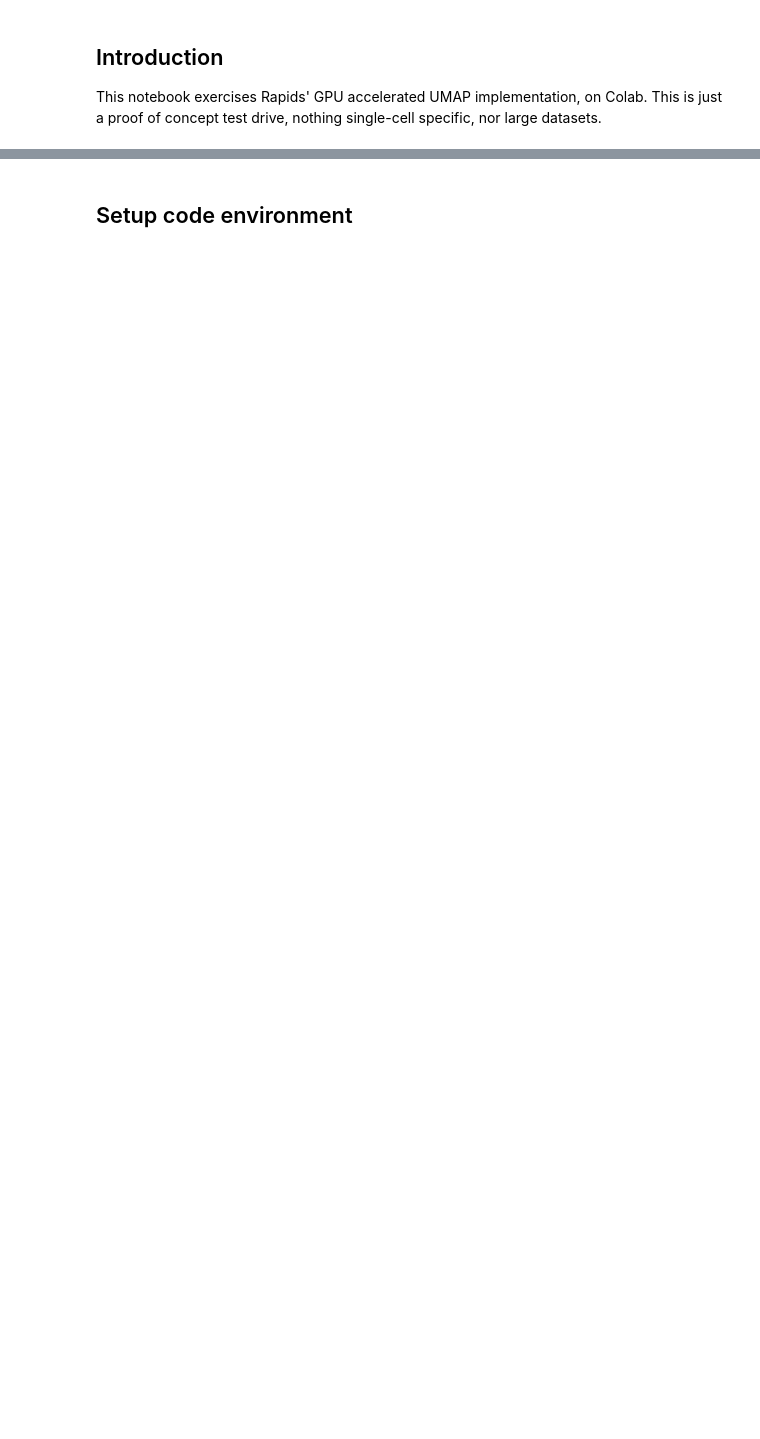
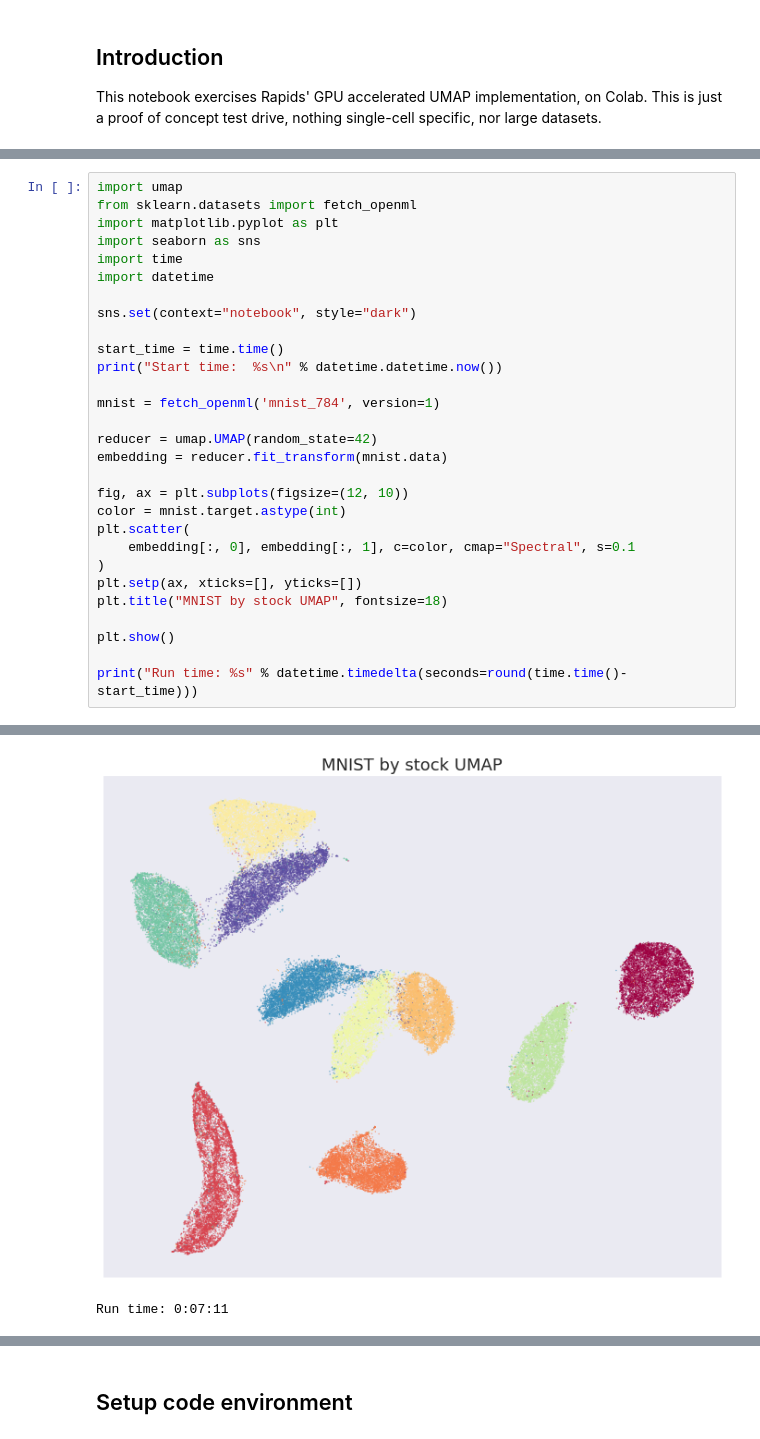
Before and after one commit to reconstrue/single_cell, a Jupyter notebook: tools/rapids_umap_on_colab_test_drive.ipynb, the cells around one changed output, grey strips where cells are left out. Saved outputs shown, nothing was run; the diff lists cells and outputs as text; blank space fills up the shorter version.

Commit message:
Times stock UMAP

```diff
--- a/tools/rapids_umap_on_colab_test_drive.ipynb
+++ b/tools/rapids_umap_on_colab_test_drive.ipynb
@@ -42,0 +112,30 @@ Complaints of `communicate with the NVIDIA driver` means that the VM does not ha
+# %%
+import umap
+from sklearn.datasets import fetch_openml
+import matplotlib.pyplot as plt
+import seaborn as sns
+import time
+import datetime
+
+sns.set(context="notebook", style="dark")
+
+start_time = time.time()
+print("Start time:  %s\n" % datetime.datetime.now())
+
+mnist = fetch_openml('mnist_784', version=1)
+
+reducer = umap.UMAP(random_state=42)
+embedding = reducer.fit_transform(mnist.data)
+
+fig, ax = plt.subplots(figsize=(12, 10))
+color = mnist.target.astype(int)
+plt.scatter(
+    embedding[:, 0], embedding[:, 1], c=color, cmap="Spectral", s=0.1
+)
+plt.setp(ax, xticks=[], yticks=[])
+plt.title("MNIST by stock UMAP", fontsize=18)
+
+plt.show()
+
+print("Run time: %s" % datetime.timedelta(seconds=round(time.time()-start_time)))
+# %% [output]
@@ -42,0 +143,2 @@ Complaints of `communicate with the NVIDIA driver` means that the VM does not ha
+[figure, added]
+Run time: 0:07:11
```
Also changed, not shown: parts of 17 cells of this notebook.
